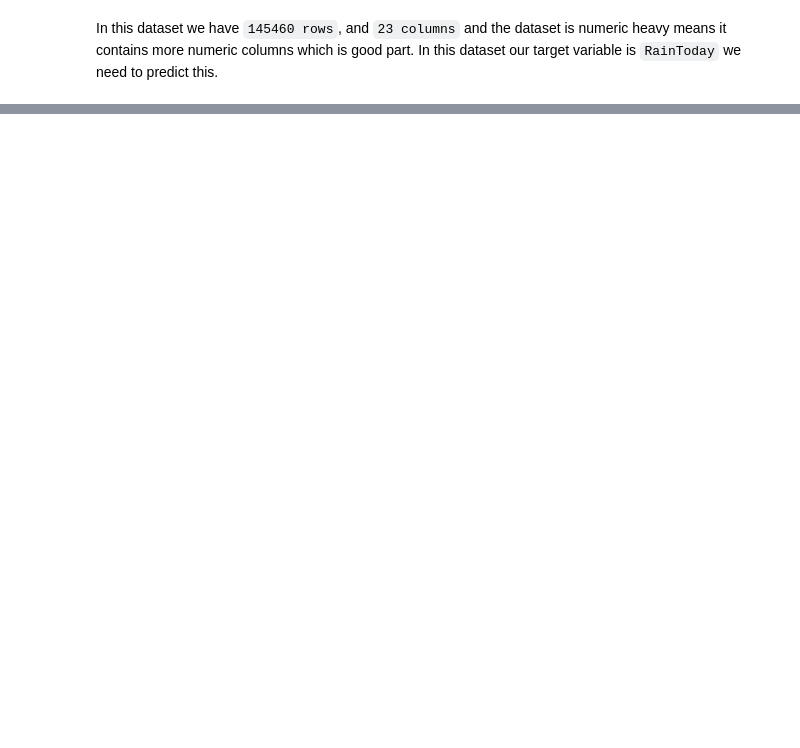
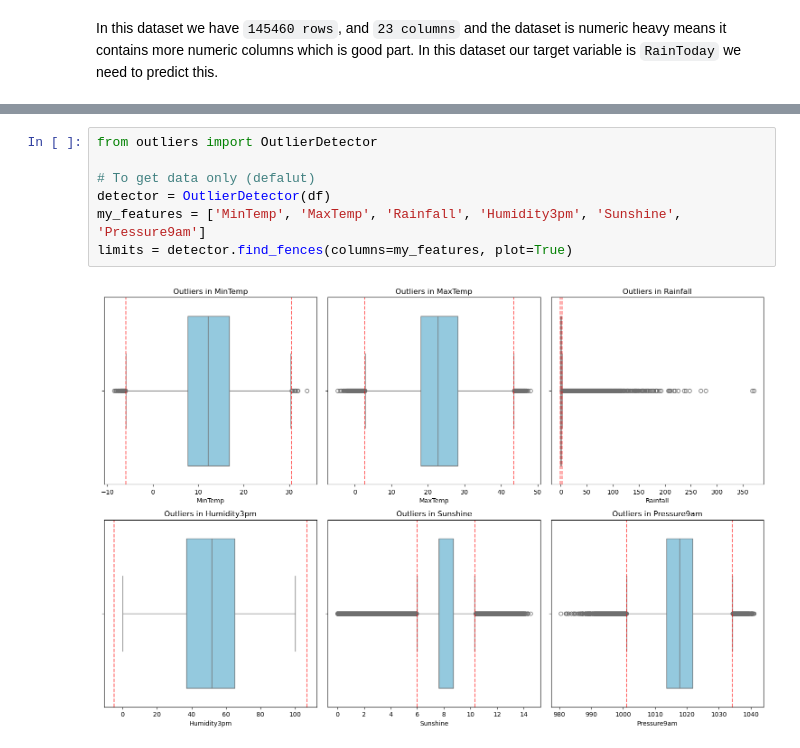
Before and after one commit to pradip-pawar1/End-to-End-Rainfall-Prediction, a Jupyter notebook: notebook/eda.ipynb, the cells around one changed output, grey strips where cells are left out. Cells and saved outputs as stored; diff of their text form; blank space fills up the shorter version.

Commit message:
Eda: Progress in eda and plotting.

```diff
--- a/notebook/eda.ipynb
+++ b/notebook/eda.ipynb
@@ -61,0 +83,9 @@ In this dataset we have `145460 rows`,  and `23 columns` and the dataset is nume
+# %%
+from outliers import OutlierDetector
+
+# To get data only (defalut)
+detector = OutlierDetector(df)
+my_features = ['MinTemp', 'MaxTemp', 'Rainfall', 'Humidity3pm', 'Sunshine', 'Pressure9am']
+limits = detector.find_fences(columns=my_features, plot=True)
+# %% [output]
+[figure, added]
```
Also changed, not shown: parts of 6 cells of this notebook, 1 other file.
